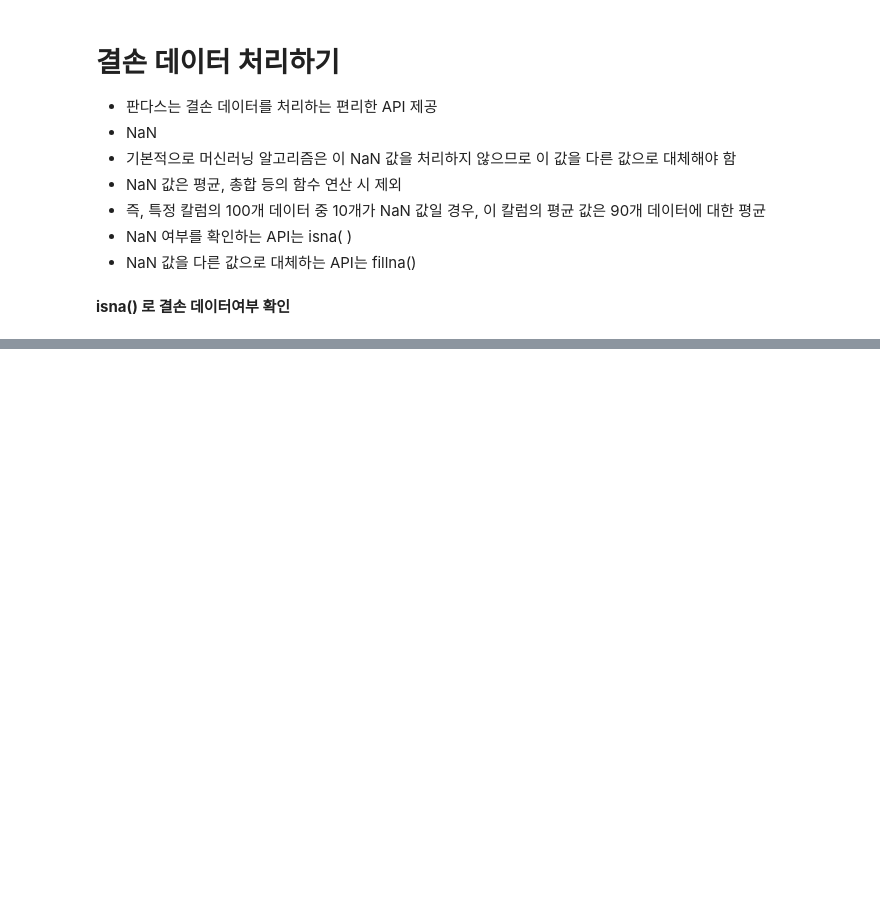
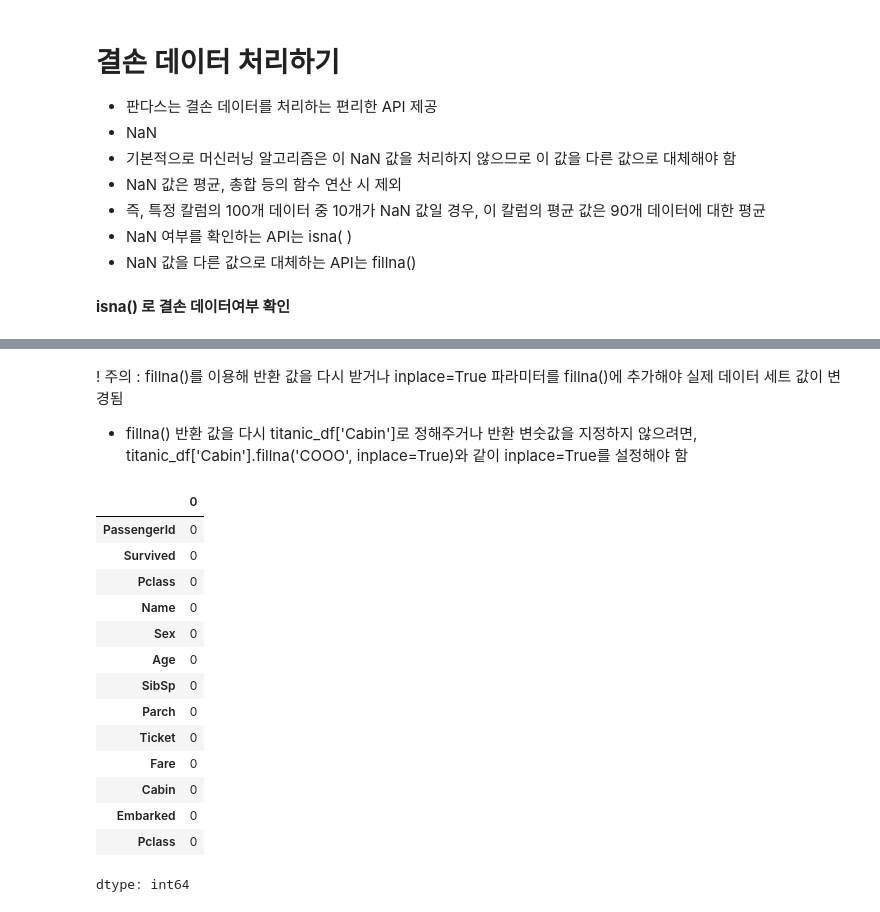
Before and after one commit to yuhui-0611/ESAA, a Jupyter notebook: ESAA_YB_WEEK02_2_Pandas.ipynb, the cells around one changed output, grey strips where cells are left out. Saved outputs shown, nothing was run; the diff lists cells and outputs as text; code cells hidden in the pictures; blank space fills up the shorter version.

```diff
--- a/ESAA_YB_WEEK02_2_Pandas.ipynb
+++ b/ESAA_YB_WEEK02_2_Pandas.ipynb
@@ -932,0 +974,23 @@ titanic_df.groupby('Pclass').agg(agg_format)
+# %% [markdown]
+! 주의 : fillna()를 이용해 반환 값을 다시 받거나 inplace=True 파라미터를 fillna()에 추가해야 실제 데이터 세트 값이 변경됨
+- fillna() 반환 값을 다시 titanic_df['Cabin']로 정해주거나 반환 변숫값을 지정하지 않으려면, titanic_df['Cabin'].fillna('COOO', inplace=True)와 같이 inplace=True를 설정해야 함
+# %%
+titanic_df['Age'] = titanic_df['Age'].fillna(titanic_df['Age'].mean())
+titanic_df['Embarked'] = titanic_df['Embarked'].fillna('S')
+titanic_df.isna().sum()
+# %% [output]
+|  | 0 |
+| PassengerId | 0 |
+| Survived | 0 |
+| Pclass | 0 |
+| Name | 0 |
+| Sex | 0 |
+| Age | 0 |
+| SibSp | 0 |
+| Parch | 0 |
+| Ticket | 0 |
+| Fare | 0 |
+| Cabin | 0 |
+| Embarked | 0 |
+| Pclass | 0 |
+dtype: int64
```
Also changed, not shown: parts of 21 cells of this notebook.
